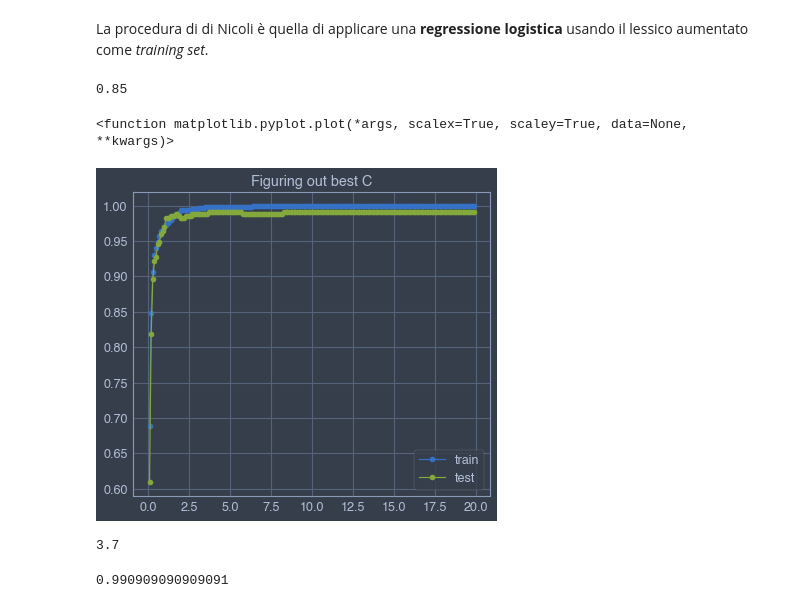
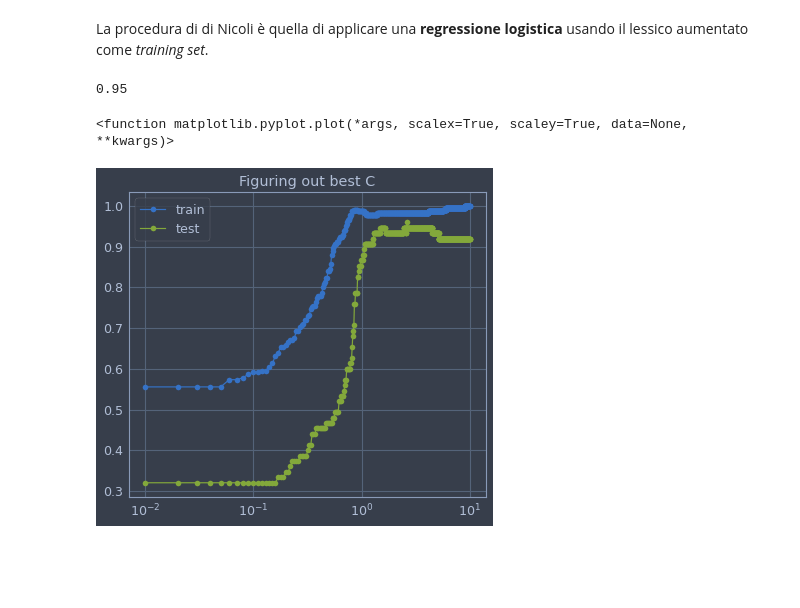
Before and after one commit to Willinki/Just-News, a Jupyter notebook: CADE_testing.ipynb, the cells around one changed output. Drawn from its saved outputs; the diff is of its cells as text; code cells hidden in the pictures; blank space fills up the shorter version.

```diff
--- a/CADE_testing.ipynb
+++ b/CADE_testing.ipynb
@@ -314,7 +312,7 @@ Name: Valence, Length: 133, dtype: float64
 # %%
 vectorized_lexicon, lexicon_labels = enrich(lex = lexicon_refined,
        models = models_test,
-       n_target = 1000,
+       n_target = 300,
        msteps = 200,
        return_words = False)
 # %% [output]
@@ -342,13 +340,13 @@ logistic = LogisticRegression(random_state=0).fit(X, y)
 # %%
 logistic.score(X, y)
 # %% [output]
-0.85
+0.95
 # %%
-X_train, X_test, y_train, y_test = train_test_split(X, y, test_size = 0.33)
+X_train, X_test, y_train, y_test = train_test_split(X, y, test_size = 0.25)
 score_train = []
 score_test = []
-# Cs = [10**x for x in range(-10, 5)]
-Cs = np.arange(0.1, 20, 0.1)
+#Cs = [10**x for x in range(-2, 5)]
+Cs = np.arange(0.01, 10, 0.01)
 best_C = 666
 best_score = 0
 for c in Cs:
@@ -361,18 +359,10 @@ for c in Cs:
 # %%
 plt.plot(Cs, score_train, 'o-', label="train")
 plt.plot(Cs, score_test, 'o-', label="test")
 plt.legend()
-# plt.xscale('log')
+plt.xscale('log')
 plt.title("Figuring out best C")
 plt.plot
 # %% [output]
 <function matplotlib.pyplot.plot(*args, scalex=True, scaley=True, data=None, **kwargs)>
-[figure, old version]
+[figure, new version]
-# %%
-best_C
-# %% [output]
-3.7
-# %%
-best_score
-# %% [output]
-0.990909090909091
```
Also changed, not shown: parts of 14 cells of this notebook.
